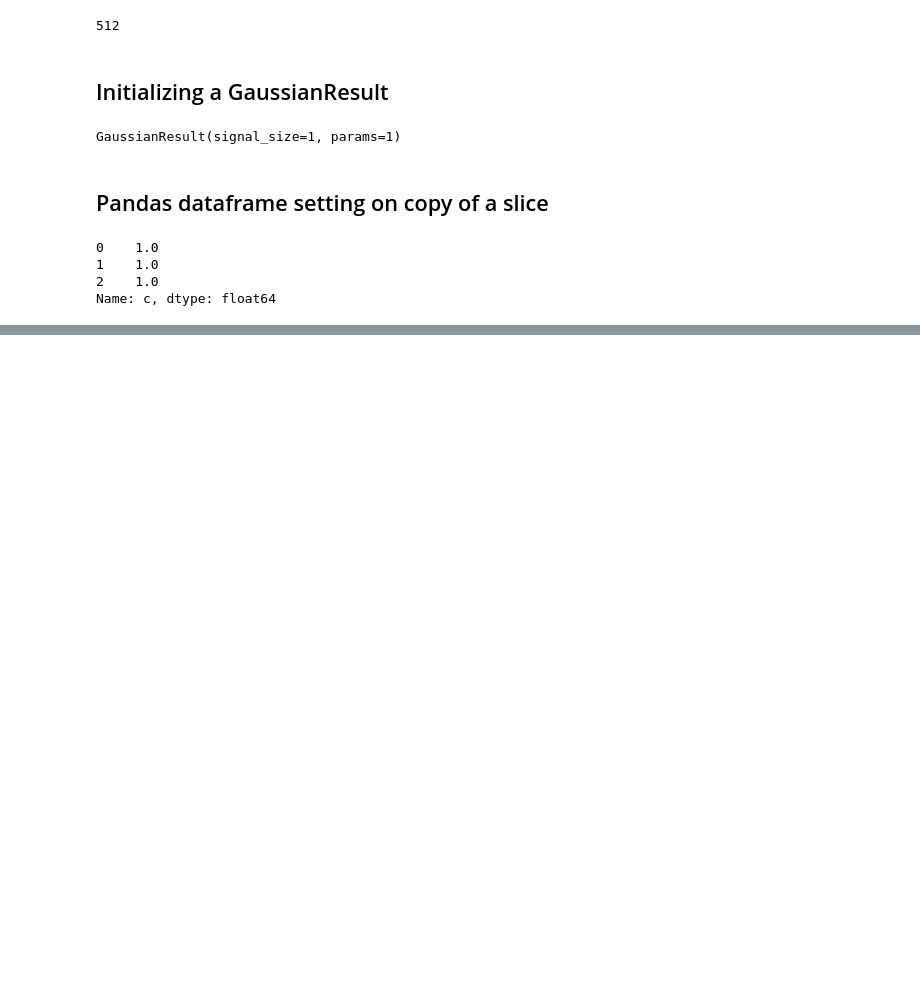
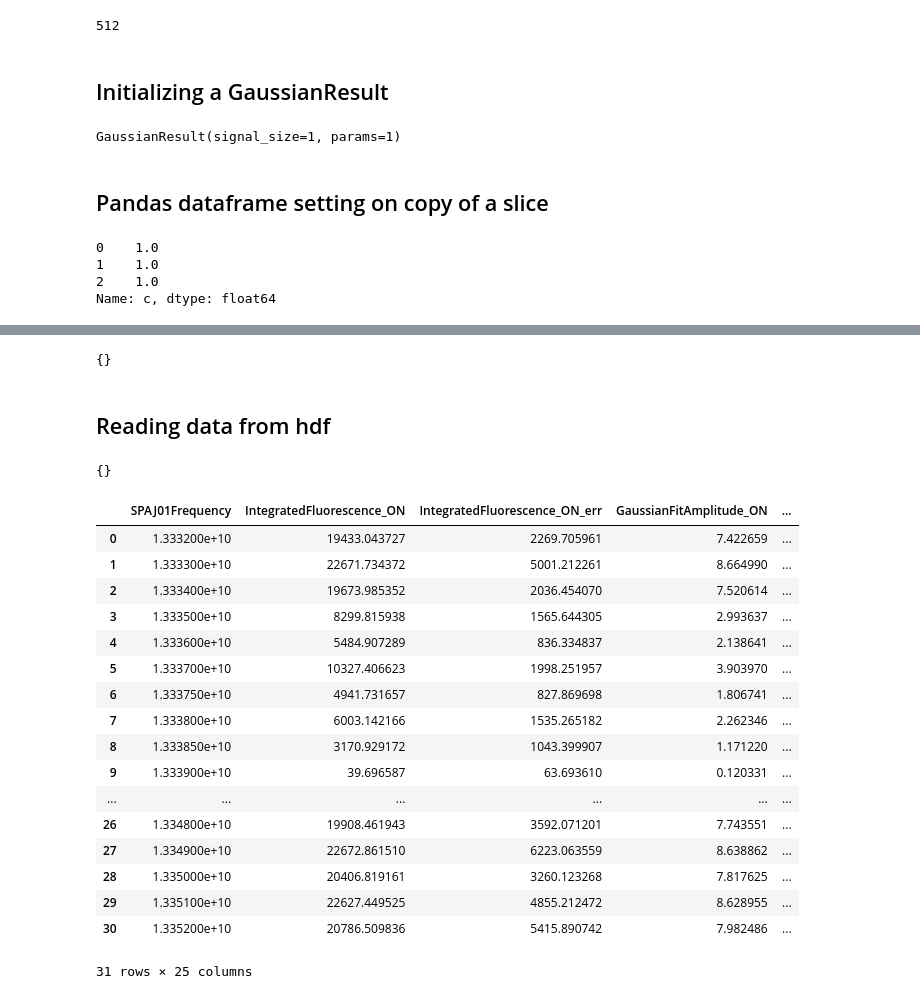
Before and after one commit to otimgren/centrex-data-analysis, a Jupyter notebook: src/Random tests.ipynb, the cells around one changed output, grey strips where cells are left out. Drawn from its saved outputs; the diff is of its cells as text; code cells hidden in the pictures; blank space fills up the shorter version.

Commit message:
Saving analyzed data now works

```diff
--- a/src/Random tests.ipynb
+++ b/src/Random tests.ipynb
@@ -85,0 +100,35 @@ Name: c, dtype: float64
+# %%
+df_load.attrs
+# %% [output]
+{}
+# %% [markdown]
+## Reading data from hdf
+# %%
+fname = f"D:\Google Drive\CeNTREX Oskari\State preparation\SPA\Data analysis\Analyzed Data\SPA_test_11_9_2021_analyzed.hdf"
+# %%
+df = pd.read_hdf(fname)
+# %%
+df.attrs
+# %% [output]
+{}
+# %%
+df
+# %% [output]
+|  | SPAJ01Frequency | IntegratedFluorescence_ON | IntegratedFluorescence_ON_err | GaussianFitAmplitude_ON | ... |
+| 0 | 1.333200e+10 | 19433.043727 | 2269.705961 | 7.422659 | ... |
+| 1 | 1.333300e+10 | 22671.734372 | 5001.212261 | 8.664990 | ... |
+| 2 | 1.333400e+10 | 19673.985352 | 2036.454070 | 7.520614 | ... |
+| 3 | 1.333500e+10 | 8299.815938 | 1565.644305 | 2.993637 | ... |
+| 4 | 1.333600e+10 | 5484.907289 | 836.334837 | 2.138641 | ... |
+| 5 | 1.333700e+10 | 10327.406623 | 1998.251957 | 3.903970 | ... |
+| 6 | 1.333750e+10 | 4941.731657 | 827.869698 | 1.806741 | ... |
+| 7 | 1.333800e+10 | 6003.142166 | 1535.265182 | 2.262346 | ... |
+| 8 | 1.333850e+10 | 3170.929172 | 1043.399907 | 1.171220 | ... |
+| 9 | 1.333900e+10 | 39.696587 | 63.693610 | 0.120331 | ... |
+| ... | ... | ... | ... | ... | ... |
+| 26 | 1.334800e+10 | 19908.461943 | 3592.071201 | 7.743551 | ... |
+| 27 | 1.334900e+10 | 22672.861510 | 6223.063559 | 8.638862 | ... |
+| 28 | 1.335000e+10 | 20406.819161 | 3260.123268 | 7.817625 | ... |
+| 29 | 1.335100e+10 | 22627.449525 | 4855.212472 | 8.628955 | ... |
+| 30 | 1.335200e+10 | 20786.509836 | 5415.890742 | 7.982486 | ... |
+31 rows × 25 columns
```
Also changed, not shown: parts of 5 cells of this notebook, 6 other files.
